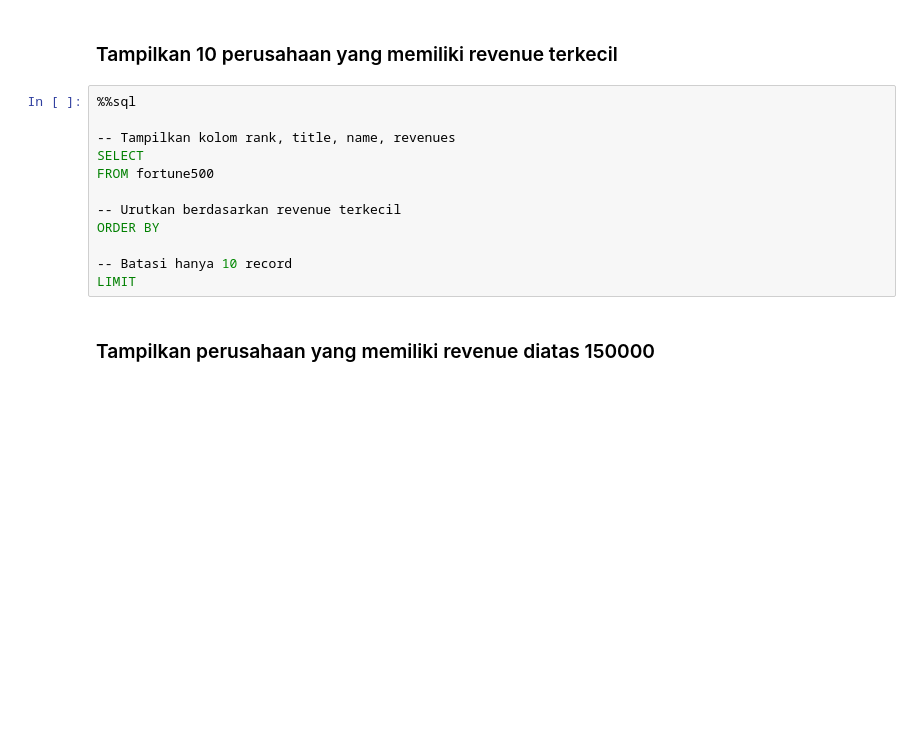
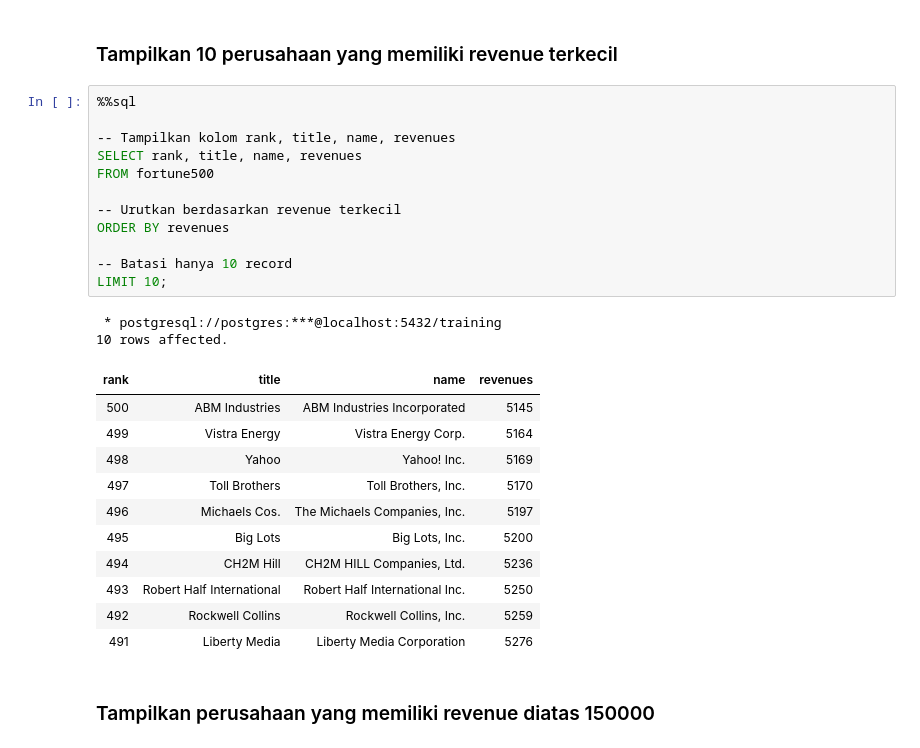
Before and after one commit to JAGu245/BIG-DATA, a Jupyter notebook: 03_Analyzing_Fortune500_Company.ipynb, the cells around one changed output. Drawn from its saved outputs; the diff is of its cells as text; blank space fills up the shorter version.

```diff
--- a/03_Analyzing_Fortune500_Company.ipynb
+++ b/03_Analyzing_Fortune500_Company.ipynb
@@ -145,15 +299,29 @@ WHERE
 # %%
 %%sql
 
 -- Tampilkan kolom rank, title, name, revenues
-SELECT
+SELECT rank, title, name, revenues
 FROM fortune500
 
 -- Urutkan berdasarkan revenue terkecil
-ORDER BY
+ORDER BY revenues
 
 -- Batasi hanya 10 record
-LIMIT
+LIMIT 10;
+# %% [output]
+ * postgresql://postgres:***@localhost:5432/training
+10 rows affected.
+| rank | title | name | revenues |
+| 500 | ABM Industries | ABM Industries Incorporated | 5145 |
+| 499 | Vistra Energy | Vistra Energy Corp. | 5164 |
+| 498 | Yahoo | Yahoo! Inc. | 5169 |
+| 497 | Toll Brothers | Toll Brothers, Inc. | 5170 |
+| 496 | Michaels Cos. | The Michaels Companies, Inc. | 5197 |
+| 495 | Big Lots | Big Lots, Inc. | 5200 |
+| 494 | CH2M Hill | CH2M HILL Companies, Ltd. | 5236 |
+| 493 | Robert Half International | Robert Half International Inc. | 5250 |
+| 492 | Rockwell Collins | Rockwell Collins, Inc. | 5259 |
+| 491 | Liberty Media | Liberty Media Corporation | 5276 |
 # %% [markdown]
 ### Tampilkan perusahaan yang memiliki revenue diatas 150000
 # %%
```
Also changed, not shown: parts of 33 cells of this notebook.
